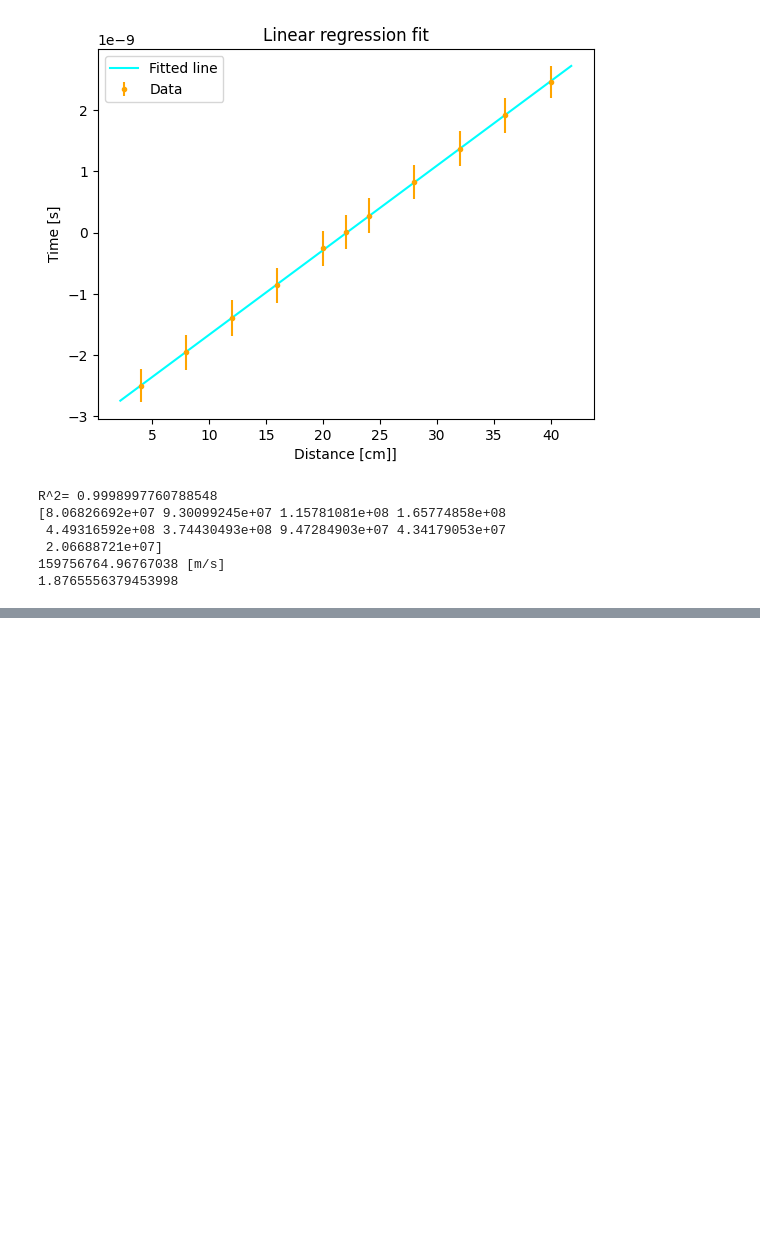
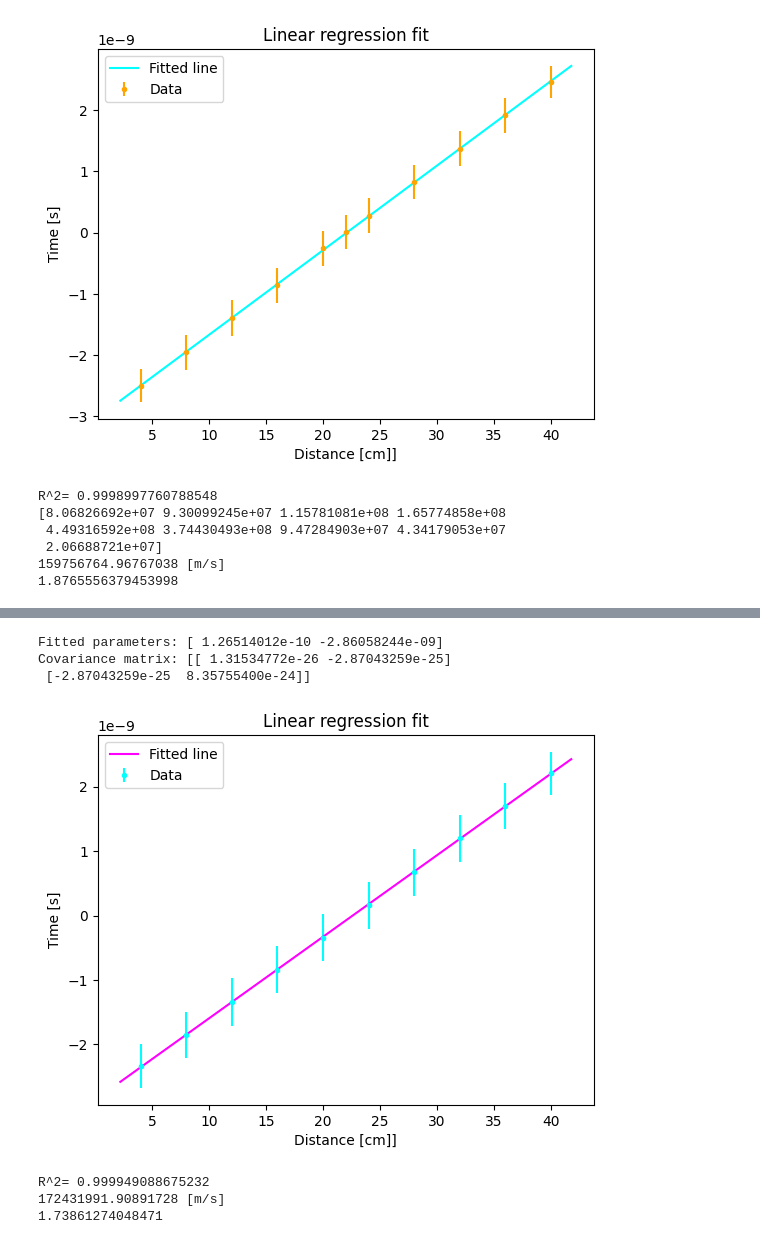
Before and after one commit to francescouni0/FisMedLab, a Jupyter notebook: Plastici/Scintillatori.ipynb, the cells around one changed output, grey strips where cells are left out. Cells and saved outputs as stored; diff of their text form; code cells hidden in the pictures; blank space fills up the shorter version.

```diff
--- a/Plastici/Scintillatori.ipynb
+++ b/Plastici/Scintillatori.ipynb
@@ -932,0 +1176,62 @@ R^2= 0.9998997760788548
+# %%
+def linear(x, a, b):
+    return a * x + b
+# Read data from a file
+
+x=np.array(D,dtype=float)
+y=np.array(T,dtype=float)
+
+# Fit linear model with curve_fit
+popt, pcov = curve_fit(linear, x, y,sigma=ds,absolute_sigma=True)
+
+# Print fitted parameters and covariance matrix
+print("Fitted parameters:", popt)
+print("Covariance matrix:", pcov)
+
+# Plot scatter plot and fitted line
+plt.errorbar(D, T,yerr=np.absolute(s), fmt='.',color='cyan', label="Data")
+plt.xlabel("Distance [cm]]")
+plt.ylabel("Time [s]")
+plt.title("Linear regression fit")
+
+xmin, xmax = plt.xlim()
+ymin, ymax = linear(xmin, *popt), linear(xmax, *popt)
+plt.plot([xmin, xmax], [ymin, ymax], 'magenta', label="Fitted line")
+plt.legend()
+plt.show()
+
+
+residuals = y- linear(x, *popt)
+ss_res = np.sum(residuals**2)
+ss_tot = np.sum((T-np.mean(T))**2)
+r_squared = 1 - (ss_res / ss_tot)
+print('R^2=',r_squared)
+
+
+'''
+speed=(-2*D[10]/(T[0]-T[10]))*1e-2
+
+n=(2.99792458e+08)/speed
+print(speed,'[m/s]')
+print(n)
+'''
+speed=[]
+
+for i in range(9):
+    speed=np.append(speed,np.absolute((D[9-i]/(T[i]-T[9-i]))*1e-2))
+
+
+speed_mean=np.mean(speed)
+
+
+n=(2.99792458e+08)/speed_mean
+print(speed_mean,'[m/s]')
+print(n)
+# %% [output]
+Fitted parameters: [ 1.26514012e-10 -2.86058244e-09]
+Covariance matrix: [[ 1.31534772e-26 -2.87043259e-25]
+ [-2.87043259e-25  8.35755400e-24]]
+[figure, added]
+R^2= 0.999949088675232
+172431991.90891728 [m/s]
+1.73861274048471
```
Also changed, not shown: parts of 4 cells of this notebook, 1 other file.
